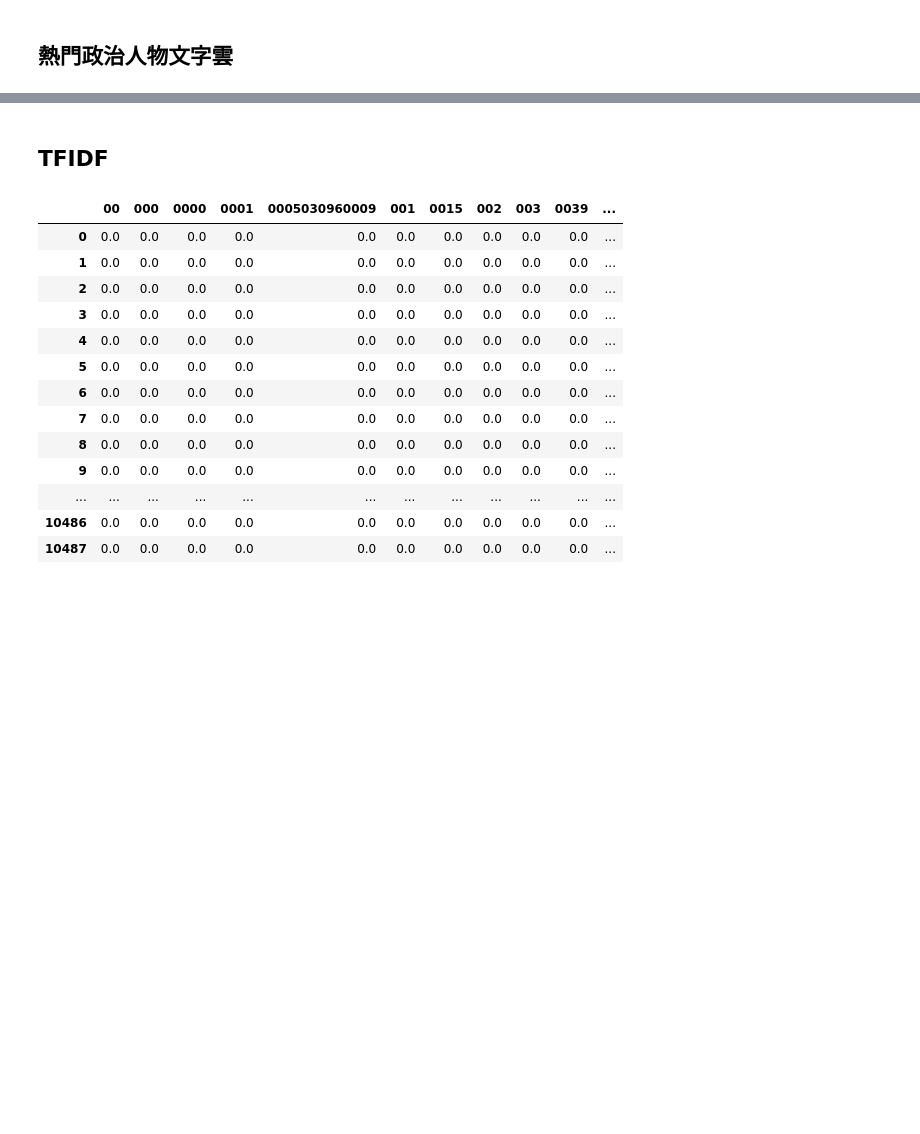
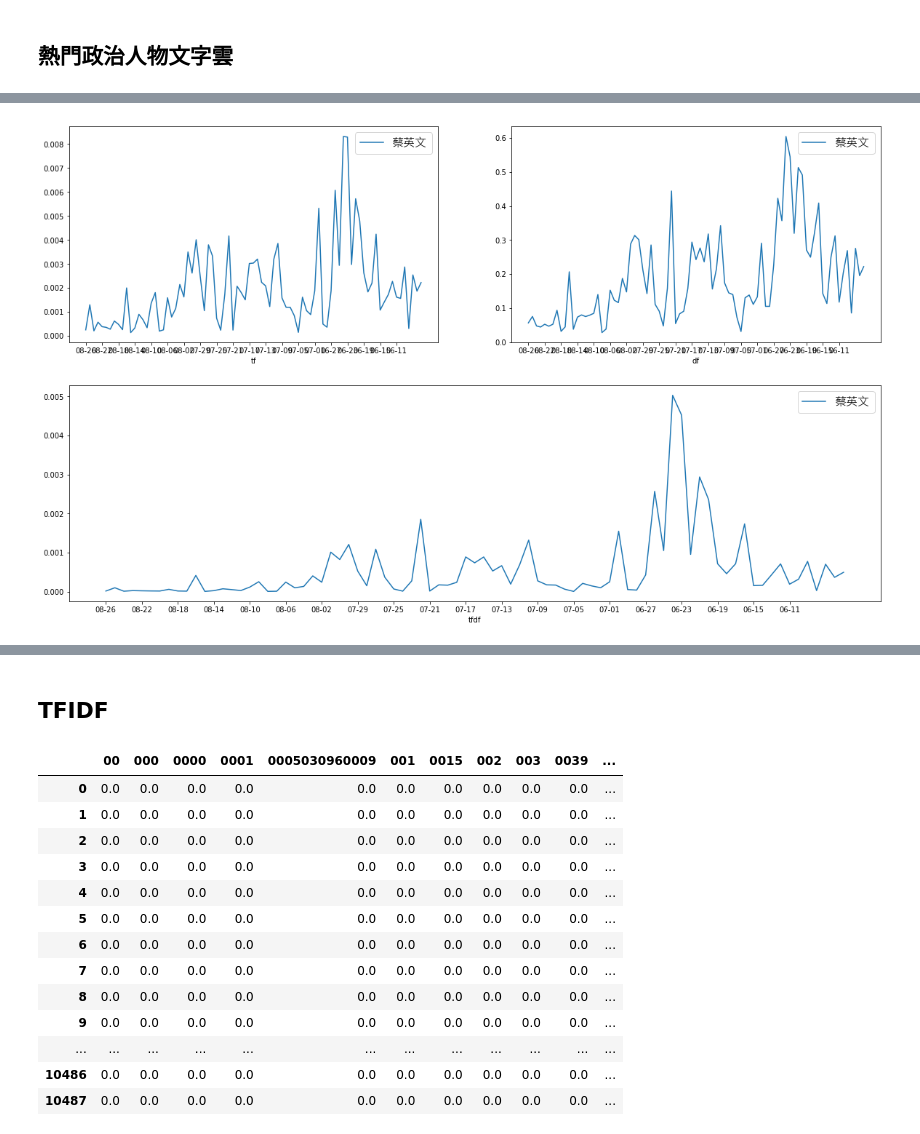
Before and after one commit to MiccWan/political-news-analysis, a Jupyter notebook: CM_test.ipynb, the cells around one changed output, grey strips where cells are left out. Saved outputs shown, nothing was run; the diff lists cells and outputs as text; code cells hidden in the pictures; blank space fills up the shorter version.

```diff
--- a/CM_test.ipynb
+++ b/CM_test.ipynb
@@ -365,0 +329,6 @@ wc = WordCloud(max_font_size=40,
+# %%
+df_tf = pd.DataFrame(tf_by_day)
+df_tf = df_tf.fillna(0)
+# %%
+df_occur = pd.DataFrame(occur_by_day)
+df_occur = df_occur.fillna(0)
@@ -365,0 +364,28 @@ wc = WordCloud(max_font_size=40,
+# %%
+plt.figure(figsize=(20,12))
+
+font = font_manager.FontProperties(fname='msjh.ttc',
+                               weight='bold',
+                               style='normal', size=16)
+
+plt.subplot(221)
+plt.plot(aall_date[147:], df_tf.loc['蔡英文']['2018-11-01':], label='蔡英文')
+plt.xticks(list(range(0, 80, 4)), [aall_date[-150::-1][i] for i in range(0, 80, 4)])
+plt.legend(prop=font)
+plt.xlabel('tf')
+
+plt.subplot(222)
+plt.plot(aall_date[147:], df_occur.loc['蔡英文']['2018-11-01':], label='蔡英文')
+plt.xticks(list(range(0, 80, 4)), [aall_date[-150::-1][i] for i in range(0, 80, 4)])
+plt.legend(prop=font)
+plt.xlabel('df')
+
+plt.subplot(212)
+plt.plot(aall_date[147:], df_occur.loc['蔡英文']['2018-11-01':]*df_tf.loc['蔡英文']['2018-11-01':], label='蔡英文')
+plt.xticks(list(range(0, 80, 4)), [aall_date[-150::-1][i] for i in range(0, 80, 4)])
+plt.legend(prop=font)
+plt.xlabel('tfdf')
+
+plt.show()
+# %% [output]
+[figure, added]
```
Also changed, not shown: parts of 56 cells of this notebook, 10 other files.
